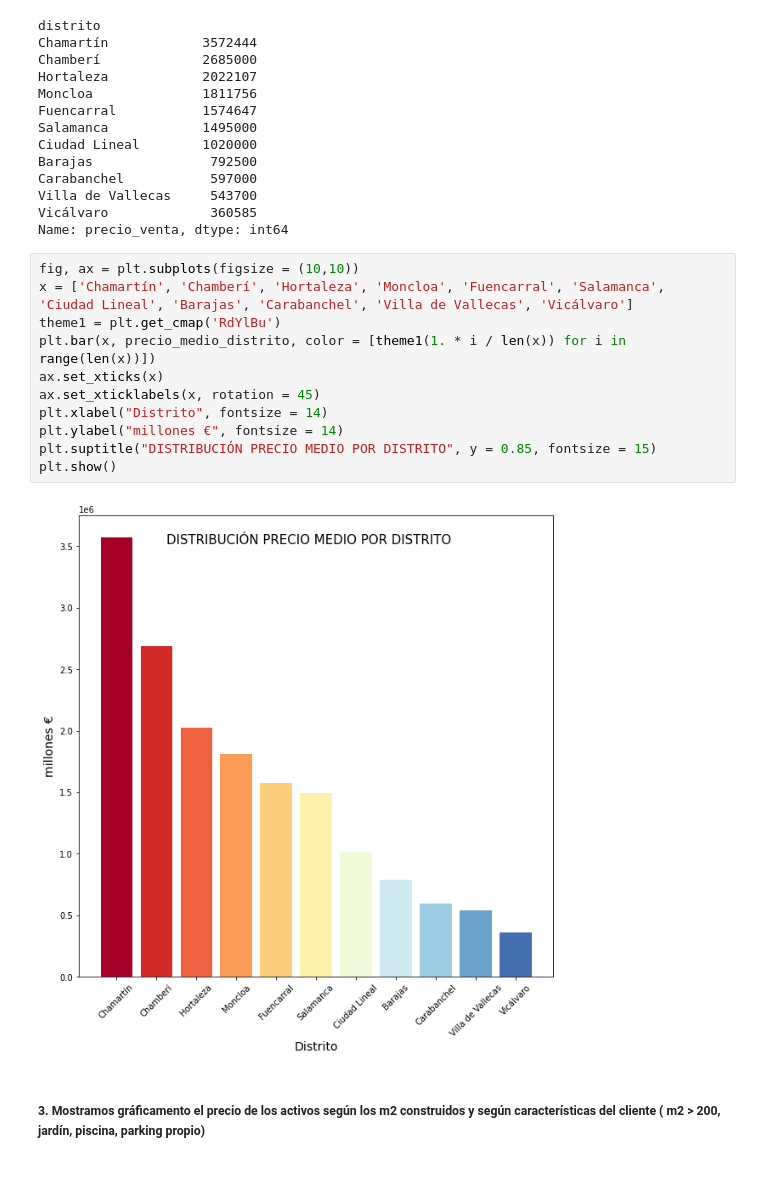
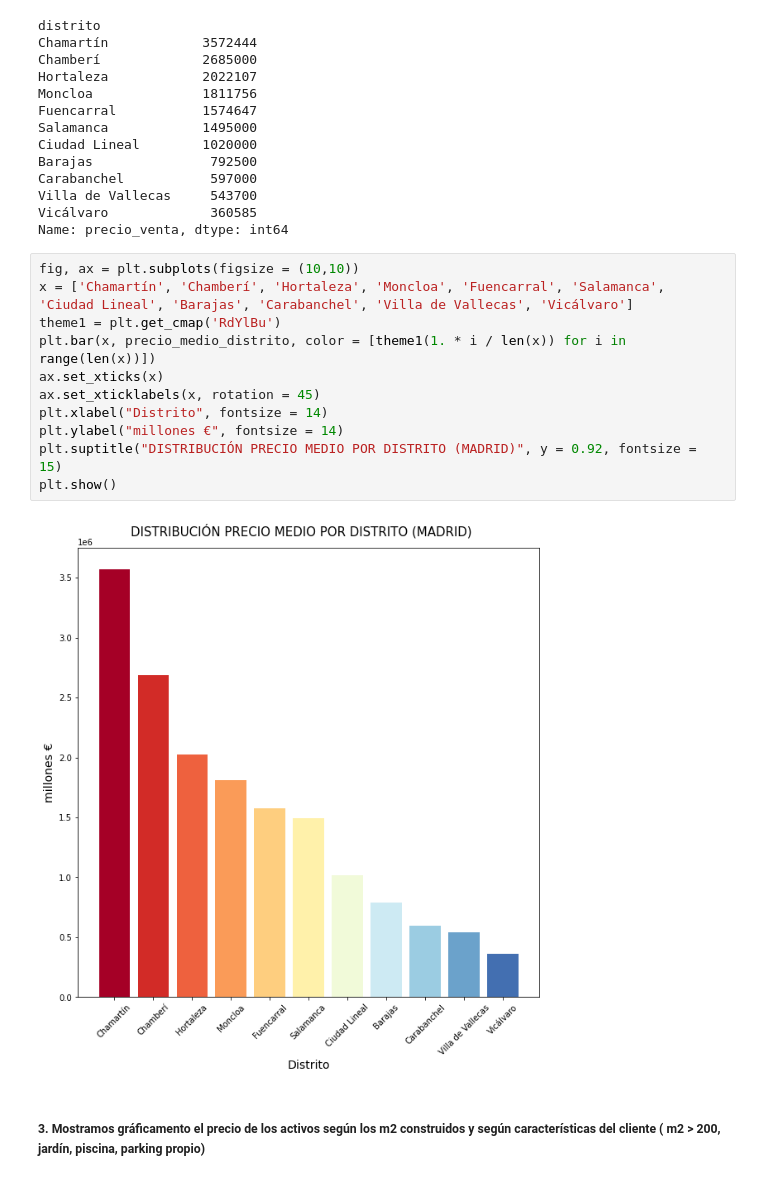
Before and after one commit to jmena23/Data-Analytics-Proyect, a Jupyter notebook: Storytelling.ipynb, the cells around one changed output. Drawn from its saved outputs; the diff is of its cells as text.

```diff
--- a/Storytelling.ipynb
+++ b/Storytelling.ipynb
@@ -81,16 +81,16 @@ Name: precio_venta, dtype: int64
 # %%
 fig, ax = plt.subplots(figsize = (10,10))
 x = ['Chamartín', 'Chamberí', 'Hortaleza', 'Moncloa', 'Fuencarral', 'Salamanca', 'Ciudad Lineal', 'Barajas', 'Carabanchel', 'Villa de Vallecas', 'Vicálvaro']
 theme1 = plt.get_cmap('RdYlBu')
 plt.bar(x, precio_medio_distrito, color = [theme1(1. * i / len(x)) for i in range(len(x))])
 ax.set_xticks(x)
 ax.set_xticklabels(x, rotation = 45)
 plt.xlabel("Distrito", fontsize = 14)
 plt.ylabel("millones €", fontsize = 14)
-plt.suptitle("DISTRIBUCIÓN PRECIO MEDIO POR DISTRITO", y = 0.85, fontsize = 15)
+plt.suptitle("DISTRIBUCIÓN PRECIO MEDIO POR DISTRITO (MADRID)", y = 0.92, fontsize = 15)
 plt.show()
 # %% [output]
-[figure, old version]
+[figure, new version]
 # %% [markdown]
 ##### 3. Mostramos gráficamento el precio de los activos según los m2 construidos y según características del cliente ( m2 > 200, jardín, piscina, parking propio)
 # %%
```
Also changed, not shown: parts of 6 cells of this notebook.
